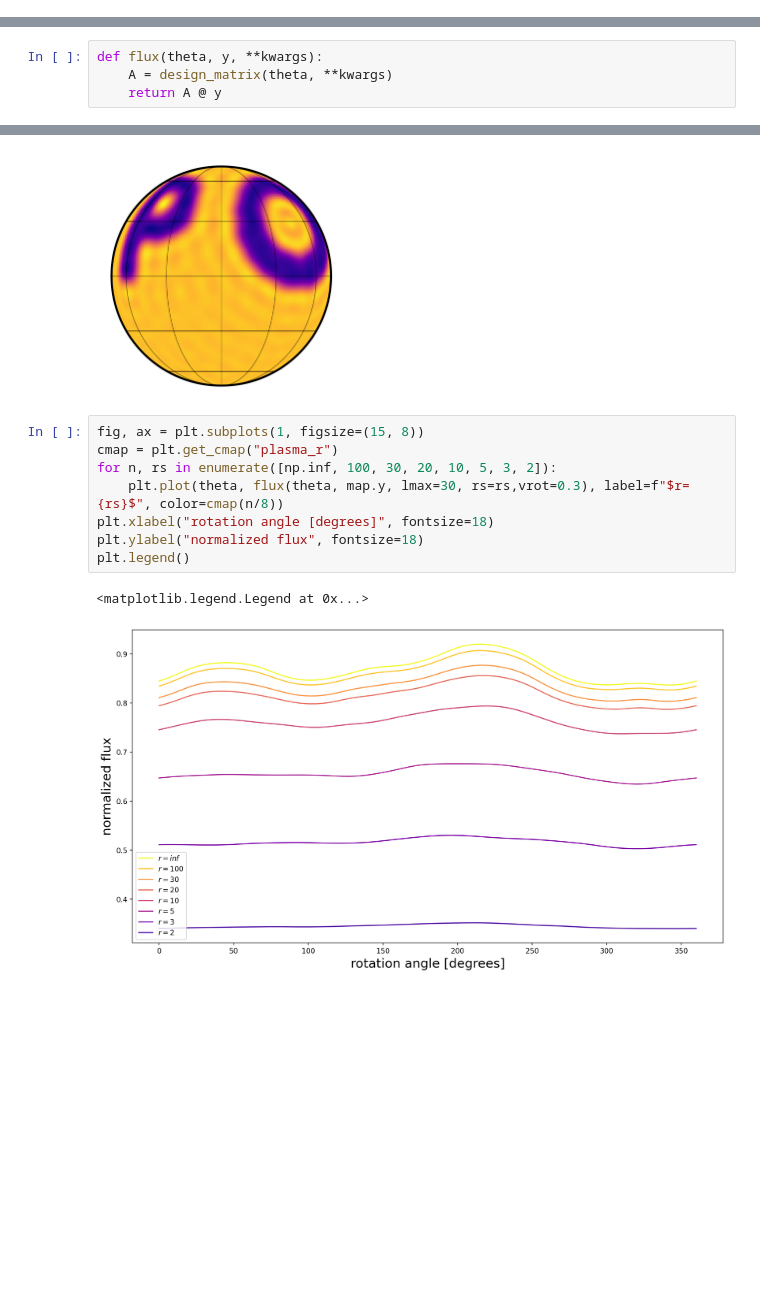
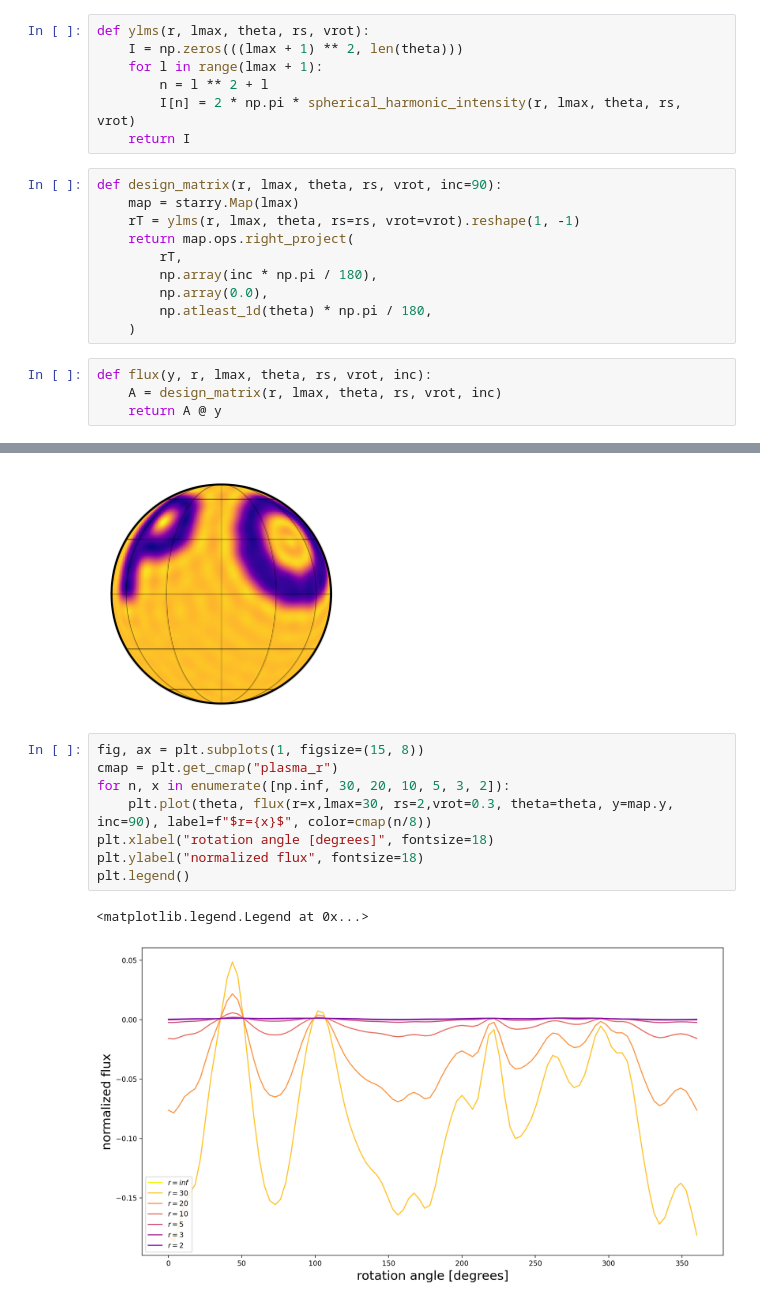
Before and after one commit to farr/NSLensing, a Jupyter notebook: src/scripts/RelativisticStarry.ipynb, the cells around one changed output, grey strips where cells are left out. Cells and saved outputs as stored; diff of their text form; blank space fills up the shorter version.

```diff
--- a/src/scripts/RelativisticStarry.ipynb
+++ b/src/scripts/RelativisticStarry.ipynb
@@ -138,0 +150,21 @@ def intensity(r, l, theta, rs, vrot):
+# %%
+def ylms(r, lmax, theta, rs, vrot):
+    I = np.zeros(((lmax + 1) ** 2, len(theta)))
+    for l in range(lmax + 1):
+        n = l ** 2 + l
+        I[n] = 2 * np.pi * spherical_harmonic_intensity(r, lmax, theta, rs, vrot)
+    return I
+# %%
+def design_matrix(r, lmax, theta, rs, vrot, inc=90):
+    map = starry.Map(lmax)
+    rT = ylms(r, lmax, theta, rs=rs, vrot=vrot).reshape(1, -1)
+    return map.ops.right_project(
+        rT,
+        np.array(inc * np.pi / 180),
+        np.array(0.0),
+        np.atleast_1d(theta) * np.pi / 180,
+    )
+# %%
+def flux(y, r, lmax, theta, rs, vrot, inc):
+    A = design_matrix(r, lmax, theta, rs, vrot, inc)
+    return A @ y
@@ -172,7 +226,3 @@ def design_matrix(theta, rs, vrot, lmax=30, inc=90):
-# %%
-def flux(theta, y, **kwargs):
-    A = design_matrix(theta, **kwargs)
-    return A @ y
 # %%
 theta = np.linspace(0, 360, 100)
 # %%
@@ -185,14 +235,14 @@ map.show()
 # %%
 fig, ax = plt.subplots(1, figsize=(15, 8))
 cmap = plt.get_cmap("plasma_r")
-for n, rs in enumerate([np.inf, 100, 30, 20, 10, 5, 3, 2]):
-    plt.plot(theta, flux(theta, map.y, lmax=30, rs=rs,vrot=0.3), label=f"$r={rs}$", color=cmap(n/8))
+for n, x in enumerate([np.inf, 30, 20, 10, 5, 3, 2]):
+    plt.plot(theta, flux(r=x,lmax=30, rs=2,vrot=0.3, theta=theta, y=map.y, inc=90), label=f"$r={x}$", color=cmap(n/8))
 plt.xlabel("rotation angle [degrees]", fontsize=18)
 plt.ylabel("normalized flux", fontsize=18)
 plt.legend()
 # %% [output]
 <matplotlib.legend.Legend at 0x...>
-[figure, old version]
+[figure, new version]
 # %%
 fig, ax = plt.subplots(1, figsize=(15, 8))
 cmap = plt.get_cmap("plasma_r")
```
Also changed, not shown: parts of 16 cells of this notebook.
